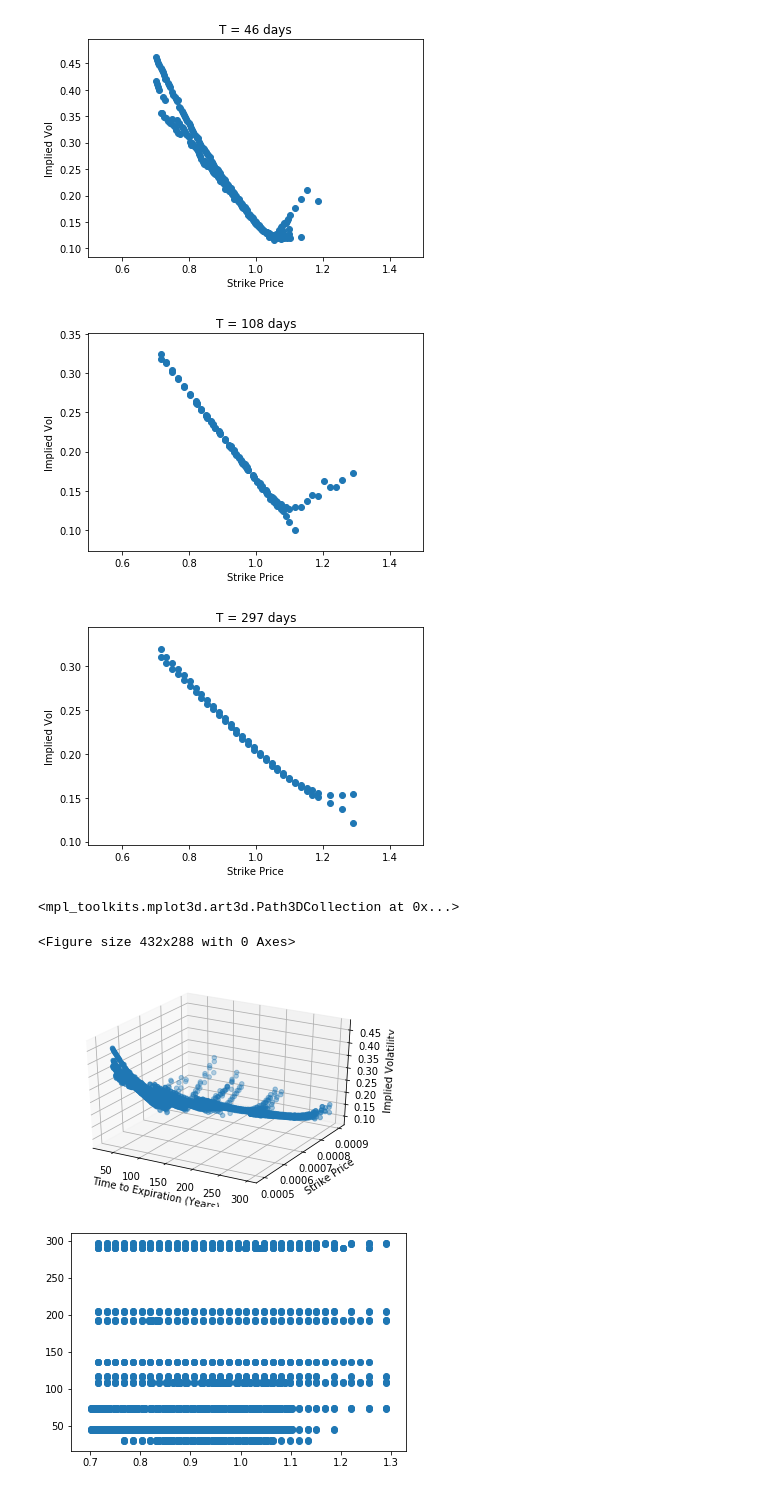
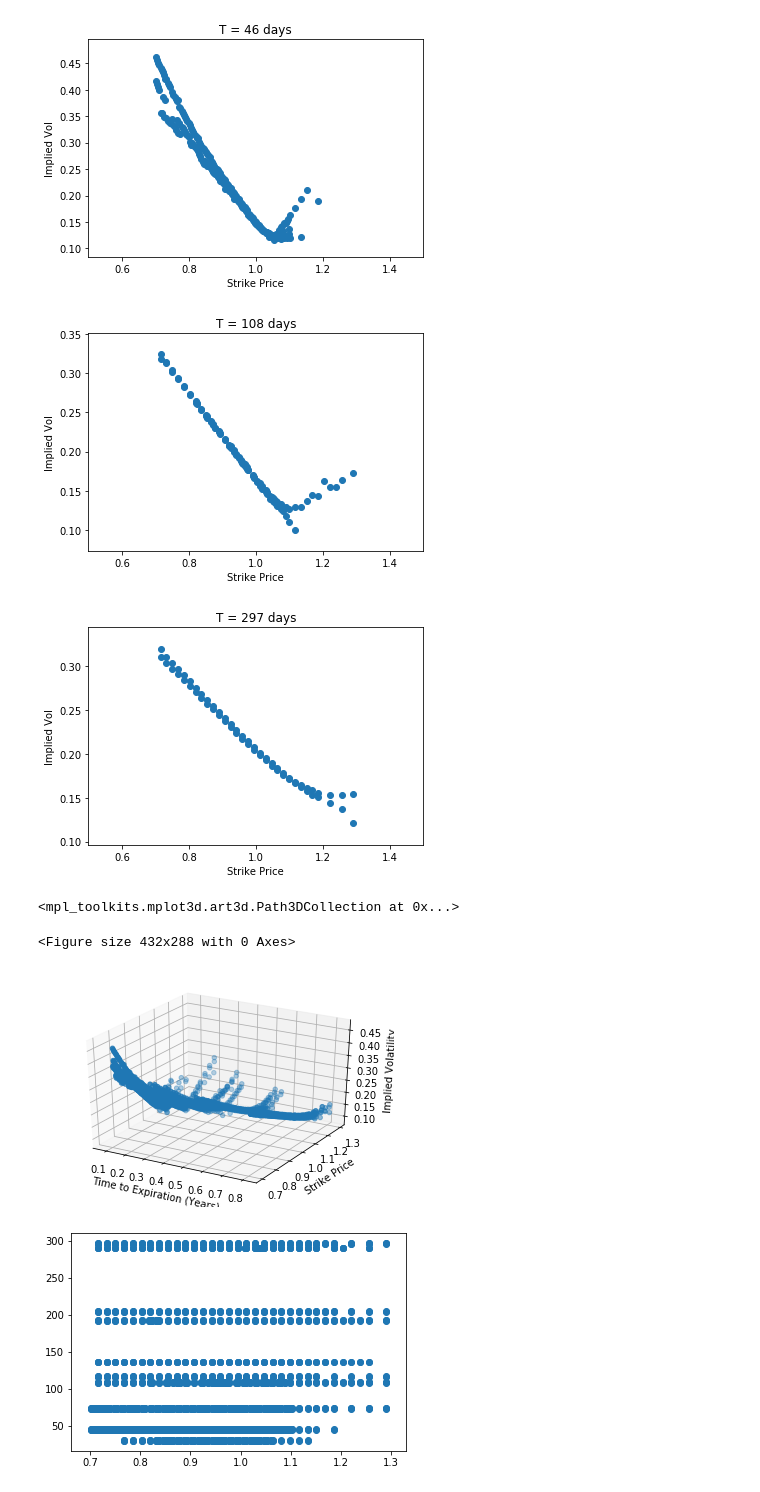
Before and after one commit to bhcho94/homework, a Jupyter notebook: FE539/impliedvol.ipynb, the cells around one changed output. Cells and saved outputs as stored; diff of their text form; code cells hidden in the pictures.

```diff
--- a/FE539/impliedvol.ipynb
+++ b/FE539/impliedvol.ipynb
@@ -17,12 +17,13 @@ yields = pd.read_csv(path + '/yields.csv')
 data = pd.read_csv(path + '/data.csv')
 data = data[data['days'] > 29]
 data = data[data['days'] < 367]
+data['days'] = data['days']/365
 data['strike'] = data['strike']/S
 data = data[data['strike'] > 0.7]
 data = data[data['strike'] < 1.3]
 callput = data['type'].values
 T = (data['days']).values
-K = (data['strike']/S).values
+K = (data['strike']).values
 V = data['IV'].values
 P = data['price'].values
-len(P)
+len(data)
@@ -71,5 +97,5 @@ plt.scatter(X_embedded[0], X_embedded[1], X_embedded[2], c = ['R','G','B'],cmap=
 # %%
-d = data[data['days'] == 30]
+d = data[data['days']*365 == 30]
 plt.scatter(d['strike'].values, d['IV'].values)
 plt.title('T = 30 days')
 plt.xlabel('Strike Price')
@@ -77,7 +103,7 @@ plt.ylabel('Implied Vol')
 plt.xlim([0.5, 1.5])
 plt.show()
 plt.clf()
-d = data[data['days'] == 46]
+d = data[data['days']*365 == 46]
 plt.scatter(d['strike'].values, d['IV'].values)
 plt.title('T = 46 days')
 plt.xlabel('Strike Price')
@@ -85,38 +111,38 @@ plt.ylabel('Implied Vol')
 plt.xlim([0.5, 1.5])
 plt.show()
 plt.clf()
-d = data[data['days'] == 108]
+d = data[data['days']*365 == 108]
 plt.scatter(d['strike'].values, d['IV'].values)
 plt.title('T = 108 days')
 plt.xlabel('Strike Price')
 plt.ylabel('Implied Vol')
 plt.xlim([0.5, 1.5])
 plt.show()
 plt.clf()
-d = data[data['days'] == 297]
+d = data[data['days']*365 == 297]
 plt.scatter(d['strike'].values, d['IV'].values)
 plt.title('T = 297 days')
 plt.xlabel('Strike Price')
 plt.ylabel('Implied Vol')
 plt.xlim([0.5, 1.5])
 plt.show()
 plt.clf()
 
 fig = plt.figure()
 ax = fig.gca(projection='3d')
 
 ax.set_xlabel('Time to Expiration (Years)')
 ax.set_ylabel('Strike Price')
 ax.set_zlabel('Implied Volatility')
 ax.scatter(T, K, V)
 # %% [output]
 [figure]
 [figure]
 [figure]
 [figure]
 <mpl_toolkits.mplot3d.art3d.Path3DCollection at 0x...>
 <Figure size 432x288 with 0 Axes>
-[figure, old version]
+[figure, new version]
 # %%
 plt.scatter(data['strike'], data['days'])
 plt.show()
```
Also changed, not shown: parts of 4 cells of this notebook, 1 other file.
